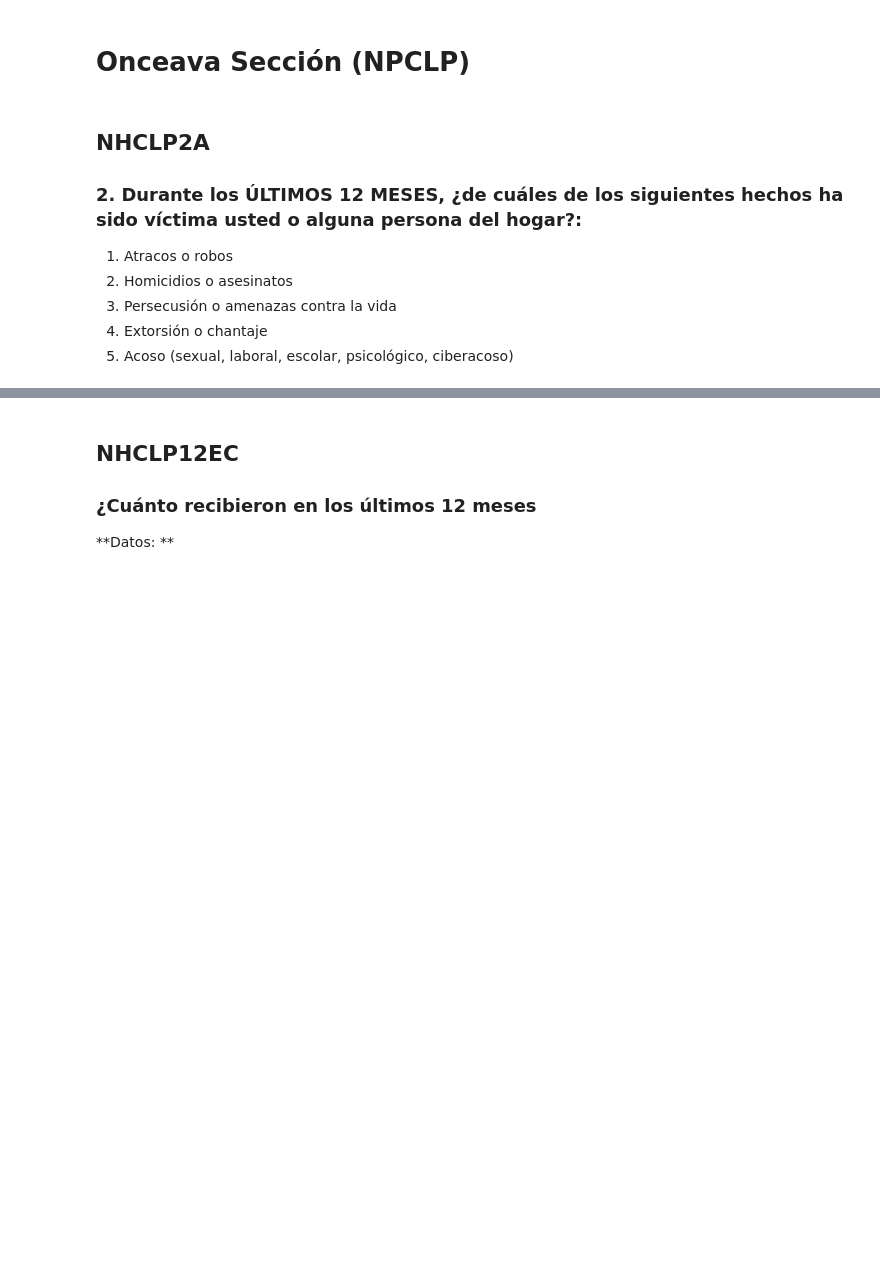
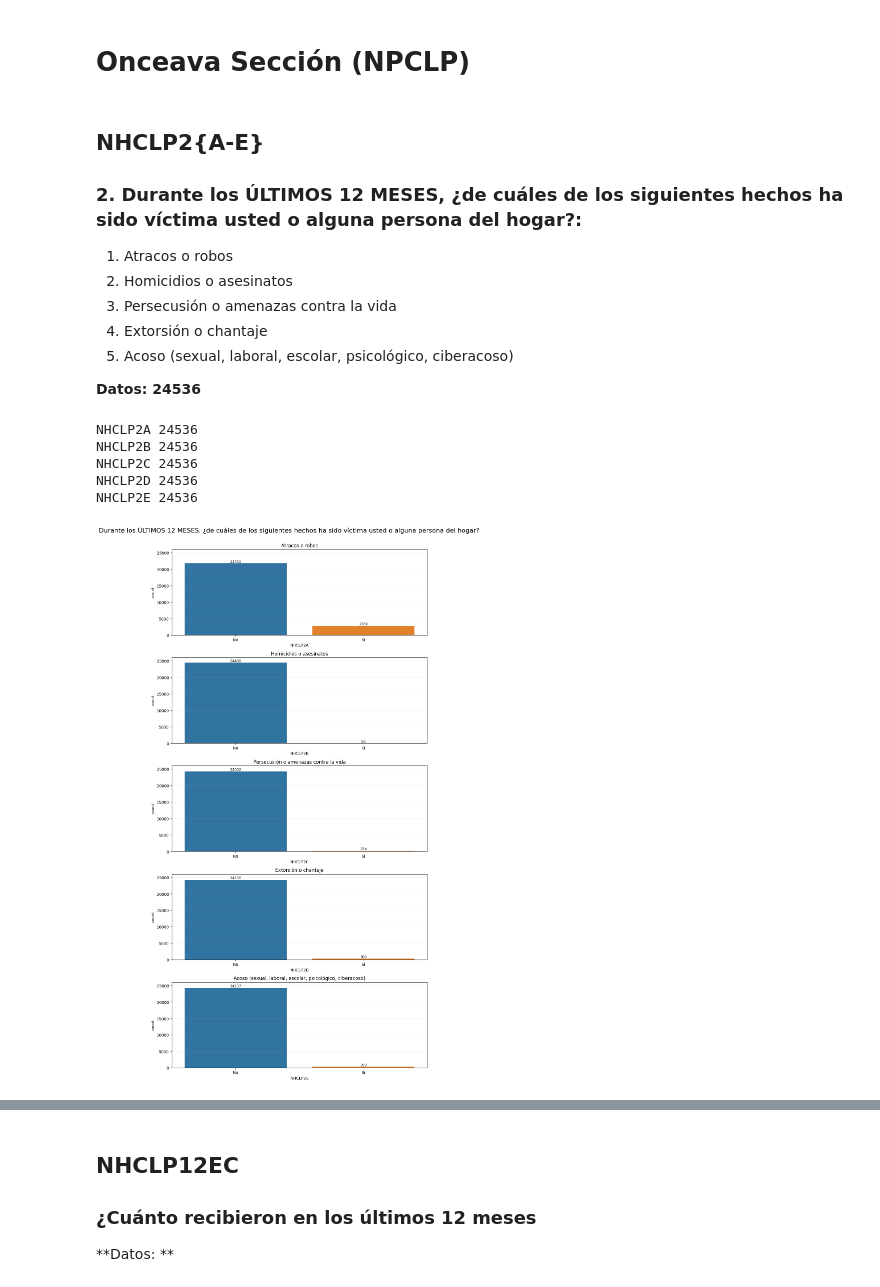
Before and after one commit to pinnzonandres/Encuesta-Multiproposito-Suba, a Jupyter notebook: Jupyter Scripts/11 - Parte EDA & Limpieza - Sección NHCLP.ipynb, the cells around one changed output, grey strips where cells are left out. Saved outputs shown, nothing was run; the diff lists cells and outputs as text; code cells hidden in the pictures; blank space fills up the shorter version.

```diff
--- a/Jupyter Scripts/11 - Parte EDA & Limpieza - Sección NHCLP.ipynb
+++ b/Jupyter Scripts/11 - Parte EDA & Limpieza - Sección NHCLP.ipynb
@@ -19,13 +19,54 @@ data.shape
 # %% [markdown]
 # Onceava Sección (NPCLP)
 # %% [markdown]
-## NHCLP2A
+## NHCLP2{A-E}
 ###	2. Durante los ÚLTIMOS 12 MESES, ¿de cuáles de los siguientes hechos ha sido víctima usted o alguna persona del hogar?:
 1. Atracos o robos
 2. Homicidios o asesinatos
 3. Persecusión o amenazas contra la vida
 4. Extorsión o chantaje
 5. Acoso (sexual, laboral, escolar, psicológico, ciberacoso)
+
+**Datos: 24536**
+# %%
+disc = ['NHCLP2A', 'NHCLP2B', 'NHCLP2C', 'NHCLP2D', 'NHCLP2E']
+# %%
+for i in disc:
+    print(i, data[i].count())
+# %% [output]
+NHCLP2A 24536
+NHCLP2B 24536
+NHCLP2C 24536
+NHCLP2D 24536
+NHCLP2E 24536
+# %%
+for i in disc:
+    data = data.replace({i:2},0)
+# %%
+list_disc = ['Atracos o robos',
+'Homicidios o asesinatos',
+'Persecusión o amenazas contra la vida',
+'Extorsión o chantaje',
+'Acoso (sexual, laboral, escolar, psicológico, ciberacoso)']
+# %%
+fig, axes = plt.subplots(5,1, figsize = (10,20), squeeze=False)
+axli = axes.flatten()
+fig.subplots_adjust(top=0.9)
+fig.suptitle('Durante los ÚLTIMOS 12 MESES, ¿de cuáles de los siguientes hechos ha sido víctima usted o alguna persona del hogar?', fontsize= 16)
+for ax,cols,names in zip(axli,disc,list_disc):
+    sns.countplot(x = cols, data = data, ax = ax)
+    ax.grid(alpha = 0.2, axis = 'y')
+    ax.set_title(f'{names}')
+    ax.set_xticks([0,1],['No','Si'])
+    ax.set_ylim(0,26000)
+    ax.margins(y=0.1) # make room for the labels
+    for bars in ax.containers:
+        ax.bar_label(bars, fmt='%.0f', fontsize=9)
+plt.tight_layout()
+plt.subplots_adjust(top=0.94)
+plt.show()
+# %% [output]
+[figure, added]
 # %% [markdown]
 ## NHCLP2AA
 ###	2a. ¿Entre 1985 y el momento actual, usted o algún miembro del hogar ha sido víctima del conflicto armado?
```
Also changed, not shown: parts of 83 cells of this notebook, 2 other files.
